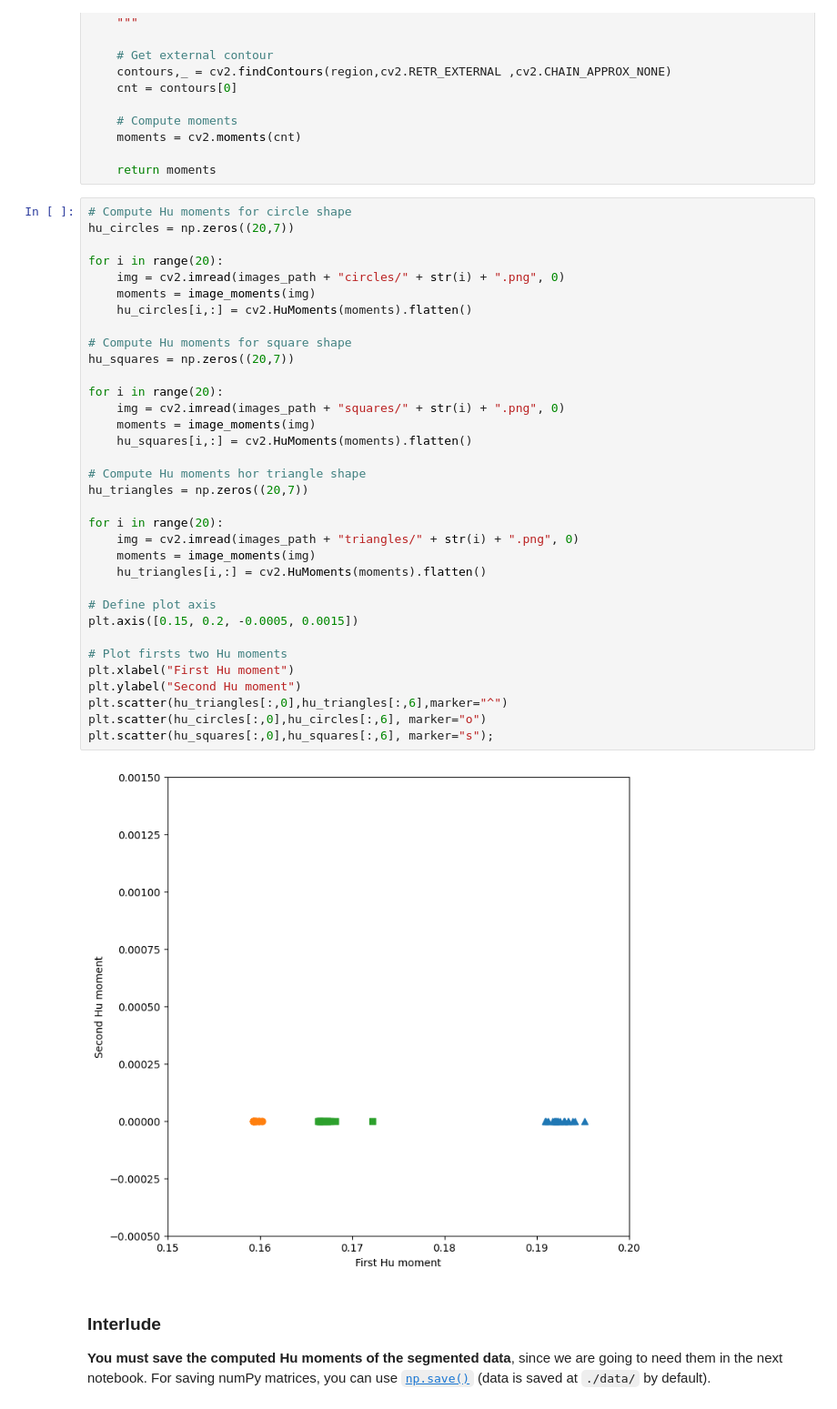
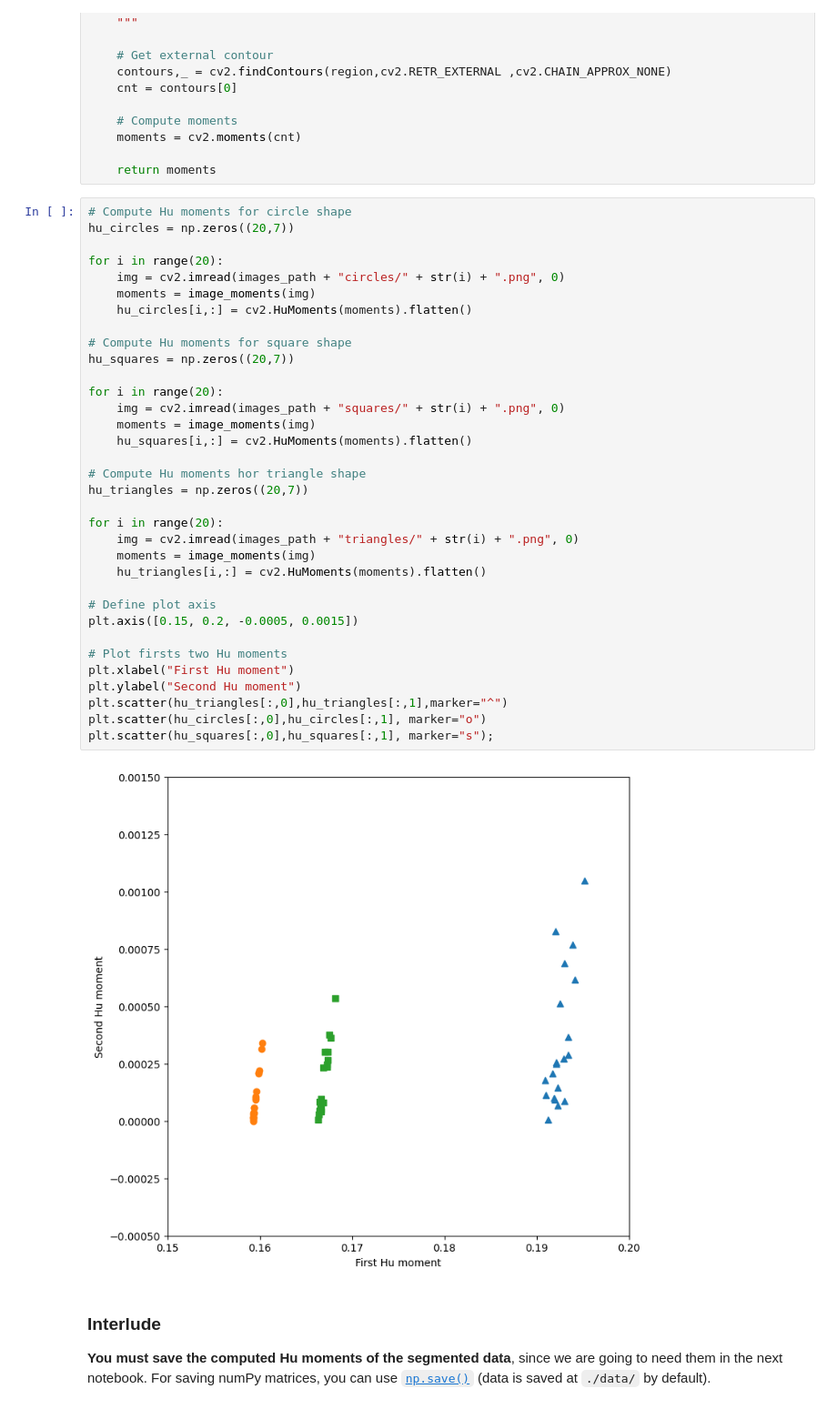
Before and after one commit to Croissanton/cvlab, a Jupyter notebook: Chapter 07. Object Recognition/7.1 Discriminant functions.ipynb, the cells around one changed output. Shown: that part at 91% size. Cells and saved outputs as stored; diff of their text form.

```diff
--- a/Chapter 07. Object Recognition/7.1 Discriminant functions.ipynb
+++ b/Chapter 07. Object Recognition/7.1 Discriminant functions.ipynb
@@ -141,37 +141,37 @@ def image_moments(region):
 hu_circles = np.zeros((20,7))
 
 for i in range(20):
     img = cv2.imread(images_path + "circles/" + str(i) + ".png", 0)
     moments = image_moments(img)
     hu_circles[i,:] = cv2.HuMoments(moments).flatten()
 
 # Compute Hu moments for square shape
 hu_squares = np.zeros((20,7))
 
 for i in range(20):
     img = cv2.imread(images_path + "squares/" + str(i) + ".png", 0)
     moments = image_moments(img)
     hu_squares[i,:] = cv2.HuMoments(moments).flatten()
 
 # Compute Hu moments hor triangle shape
 hu_triangles = np.zeros((20,7))
 
 for i in range(20):
     img = cv2.imread(images_path + "triangles/" + str(i) + ".png", 0)
     moments = image_moments(img)
     hu_triangles[i,:] = cv2.HuMoments(moments).flatten()
 
 # Define plot axis
 plt.axis([0.15, 0.2, -0.0005, 0.0015])
 
 # Plot firsts two Hu moments
 plt.xlabel("First Hu moment")
 plt.ylabel("Second Hu moment")
-plt.scatter(hu_triangles[:,0],hu_triangles[:,6],marker="^")
-plt.scatter(hu_circles[:,0],hu_circles[:,6], marker="o")
-plt.scatter(hu_squares[:,0],hu_squares[:,6], marker="s");
+plt.scatter(hu_triangles[:,0],hu_triangles[:,1],marker="^")
+plt.scatter(hu_circles[:,0],hu_circles[:,1], marker="o")
+plt.scatter(hu_squares[:,0],hu_squares[:,1], marker="s");
 # %% [output]
-[figure, old version]
+[figure, new version]
 # %% [markdown]
 ### Interlude
 
```
Also changed, not shown: parts of 5 cells of this notebook, 1 other file.
